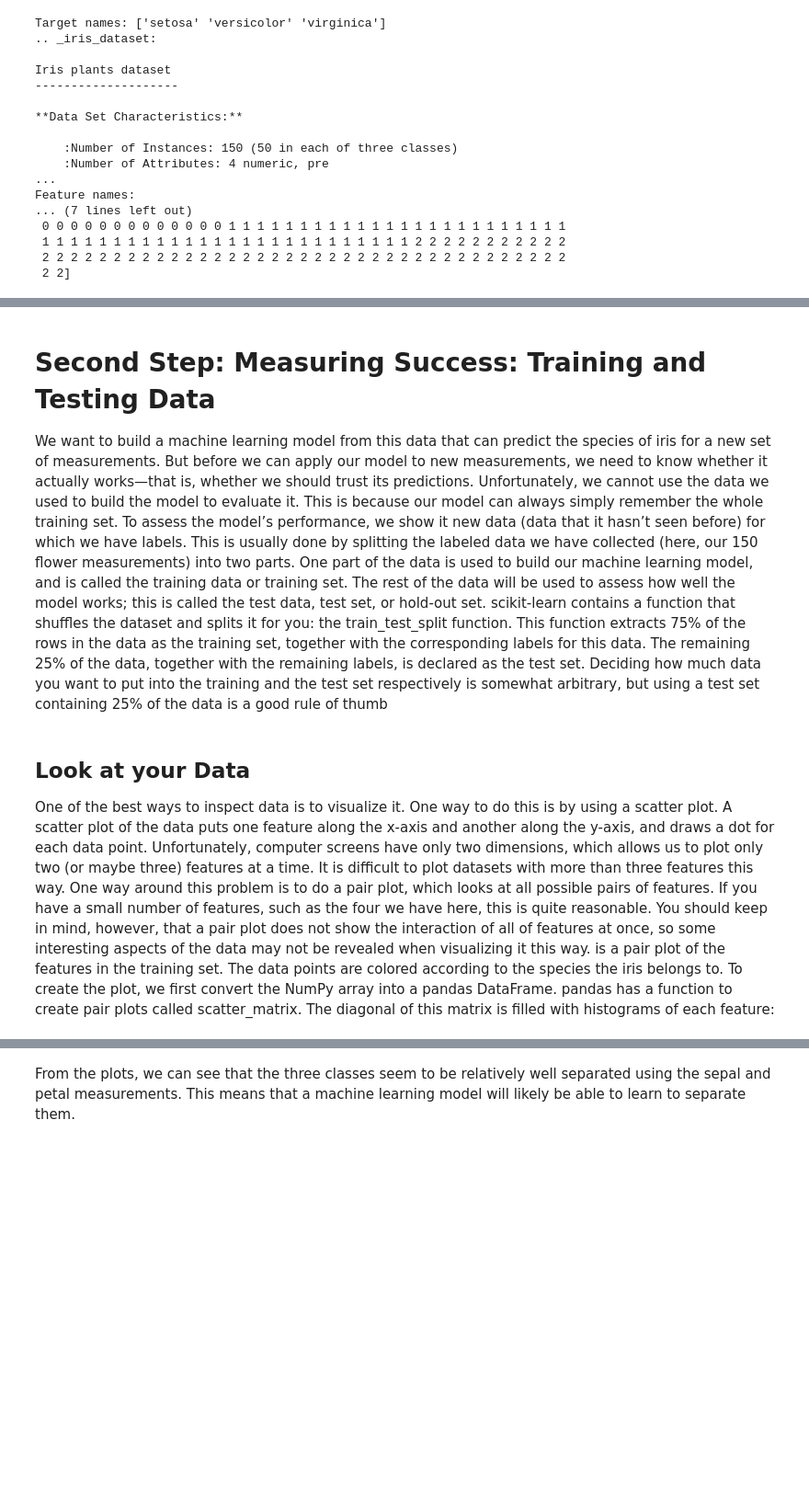
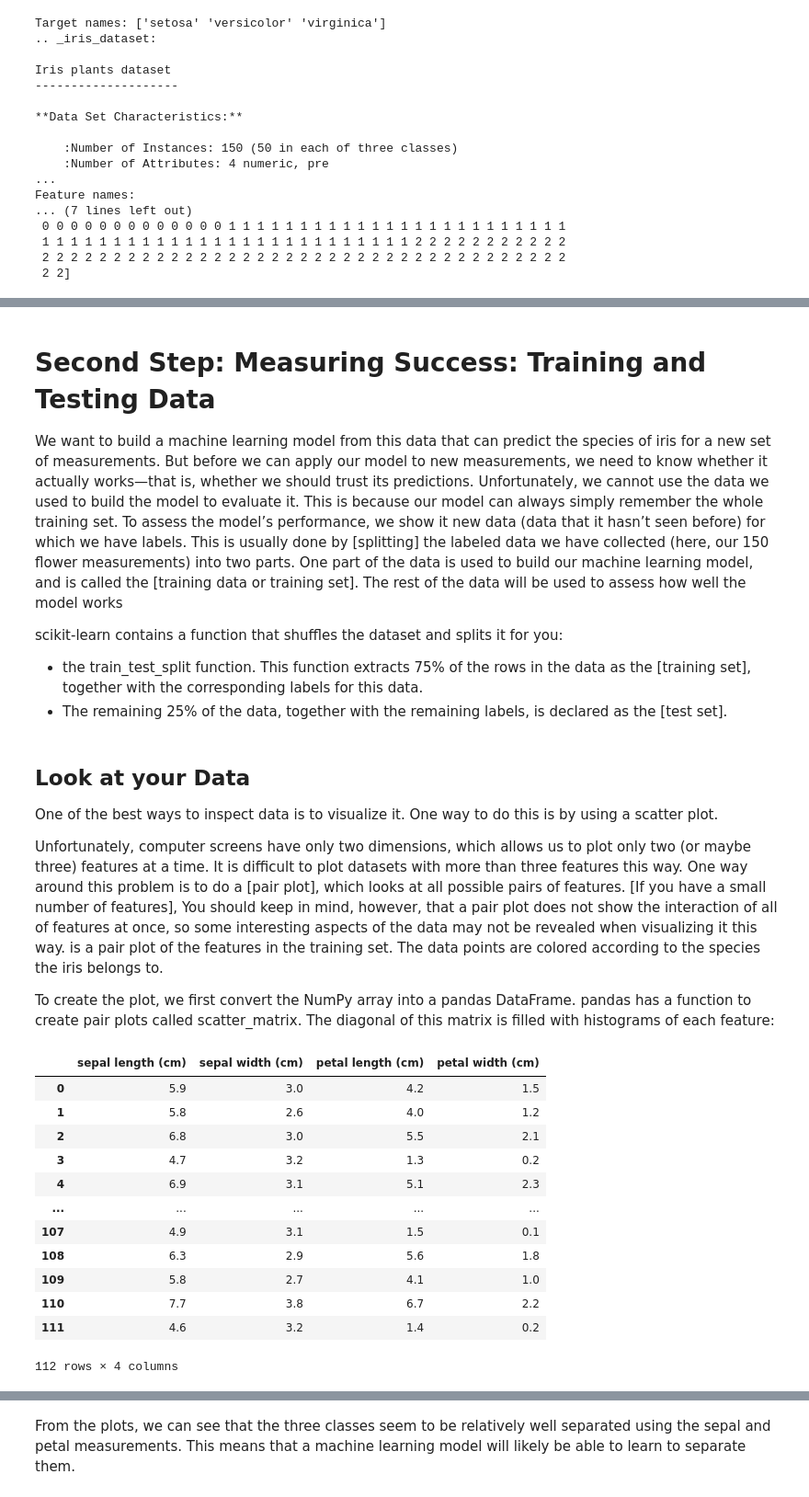
Before and after one commit to AyaElghannam/Books, a Jupyter notebook: Introduction to Machine Learning with Python - A Guide for Data Scientists 2017/Introduction to Machine Learning with Python CH1.ipynb, the cells around one changed output, grey strips where cells are left out. Shown at 92% size. Drawn from its saved outputs; the diff is of its cells as text; code cells hidden in the pictures; blank space fills up the shorter version.

```diff
--- a/Introduction to Machine Learning with Python - A Guide for Data Scientists 2017/Introduction to Machine Learning with Python CH1.ipynb
+++ b/Introduction to Machine Learning with Python - A Guide for Data Scientists 2017/Introduction to Machine Learning with Python CH1.ipynb
@@ -91,9 +90,11 @@ always be assumed to be in this shape. Here are the feature values for the first
 The meanings of the numbers are given by the iris['target_names'\] array: 0 means setosa, 1 means versicolor, and 2 means virginica
 # %% [markdown]
 # Second Step: Measuring Success: Training and Testing Data
-We want to build a machine learning model from this data that can predict the species of iris for a new set of measurements. But before we can apply our model to new measurements, we need to know whether it actually works—that is, whether we should trust its predictions.
-Unfortunately, we cannot use the data we used to build the model to evaluate it. This is because our model can always simply remember the whole training set.
-To assess the model’s performance, we show it new data (data that it hasn’t seen before) for which we have labels. This is usually done by splitting the labeled data we have collected (here, our 150 flower measurements) into two parts. One part of the data is used to build our machine learning model, and is called the training data or
-training set. The rest of the data will be used to assess how well the model works; this is called the test data, test set, or hold-out set.
-scikit-learn contains a function that shuffles the dataset and splits it for you: the train_test_split function. This function extracts 75% of the rows in the data as the training set, together with the corresponding labels for this data. The remaining 25% of the data, together with the remaining labels, is declared as the test set. Deciding how much data you want to put into the training and the test set respectively is somewhat arbitrary, but using a test set containing 25% of the data is a good rule of thumb
+We want to build a machine learning model from this data that can predict the species of iris for a new set of measurements. But before we can apply our model to new measurements, we need to know whether it actually works—that is, whether we should trust its predictions. Unfortunately, we cannot use the data we used to build the model to evaluate it. This is because our model can always simply remember the whole training set.
+To assess the model’s performance, we show it new data (data that it hasn’t seen before) for which we have labels. This is usually done by [splitting] the labeled data we have collected (here, our 150 flower measurements) into two parts. One part of the data is used to build our machine learning model, and is called the [training data or training set]. The rest of the data will be used to assess how well the model works
+
+
+scikit-learn contains a function that shuffles the dataset and splits it for you:
+- the train_test_split function. This function extracts 75% of the rows in the data as the [training set], together with the corresponding labels for this data.
+- The remaining 25% of the data, together with the remaining labels, is declared as the [test set].
 # %%
@@ -101,19 +103,30 @@ from sklearn.model_selection import train_test_split
 X_train, X_test , y_train , y_test = train_test_split(iris_dataset['data'], iris_dataset['target'], random_state = 0)
 # %% [markdown]
 ## Look at your Data
-One of the best ways to inspect data is to visualize it. One way to do this is by using a
-scatter plot. A scatter plot of the data puts one feature along the x-axis and another
-along the y-axis, and draws a dot for each data point. Unfortunately, computer
-screens have only two dimensions, which allows us to plot only two (or maybe three)
-features at a time. It is difficult to plot datasets with more than three features this way.
-One way around this problem is to do a pair plot, which looks at all possible pairs of
-features. If you have a small number of features, such as the four we have here, this is
-quite reasonable. You should keep in mind, however, that a pair plot does not show
-the interaction of all of features at once, so some interesting aspects of the data may
-not be revealed when visualizing it this way.
-is a pair plot of the features in the training set. The data points are colored
-according to the species the iris belongs to. To create the plot, we first convert the
-NumPy array into a pandas DataFrame. pandas has a function to create pair plots
-called scatter_matrix. The diagonal of this matrix is filled with histograms of each
-feature:
+One of the best ways to inspect data is to visualize it. One way to do this is by using a scatter plot.
+
+Unfortunately, computer screens have only two dimensions, which allows us to plot only two (or maybe three) features at a time. It is difficult to plot datasets with more than three features this way.
+One way around this problem is to do a [pair plot], which looks at all possible pairs of features. [If you have a small number of features], You should keep in mind, however, that a pair plot does not show the interaction of all of features at once, so some interesting aspects of the data may not be revealed when visualizing it this way. is a pair plot of the features in the training set. The data points are colored
+according to the species the iris belongs to.
+
+To create the plot, we first convert the NumPy array into a pandas DataFrame. pandas has a function to create pair plots called scatter_matrix. The diagonal of this matrix is filled with histograms of each feature:
+# %%
+# create dataframe from data in X_train
+# label the columns using the strings in iris_dataset.feature_names
+iris_dataframe = pd.DataFrame(X_train, columns=iris_dataset.feature_names)
+iris_dataframe
+# %% [output]
+|  | sepal length (cm) | sepal width (cm) | petal length (cm) | petal width (cm) |
+| 0 | 5.9 | 3.0 | 4.2 | 1.5 |
+| 1 | 5.8 | 2.6 | 4.0 | 1.2 |
+| 2 | 6.8 | 3.0 | 5.5 | 2.1 |
+| 3 | 4.7 | 3.2 | 1.3 | 0.2 |
+| 4 | 6.9 | 3.1 | 5.1 | 2.3 |
+| ... | ... | ... | ... | ... |
+| 107 | 4.9 | 3.1 | 1.5 | 0.1 |
+| 108 | 6.3 | 2.9 | 5.6 | 1.8 |
+| 109 | 5.8 | 2.7 | 4.1 | 1.0 |
+| 110 | 7.7 | 3.8 | 6.7 | 2.2 |
+| 111 | 4.6 | 3.2 | 1.4 | 0.2 |
+112 rows × 4 columns
 # %%
```
Also changed, not shown: parts of 9 cells of this notebook.
